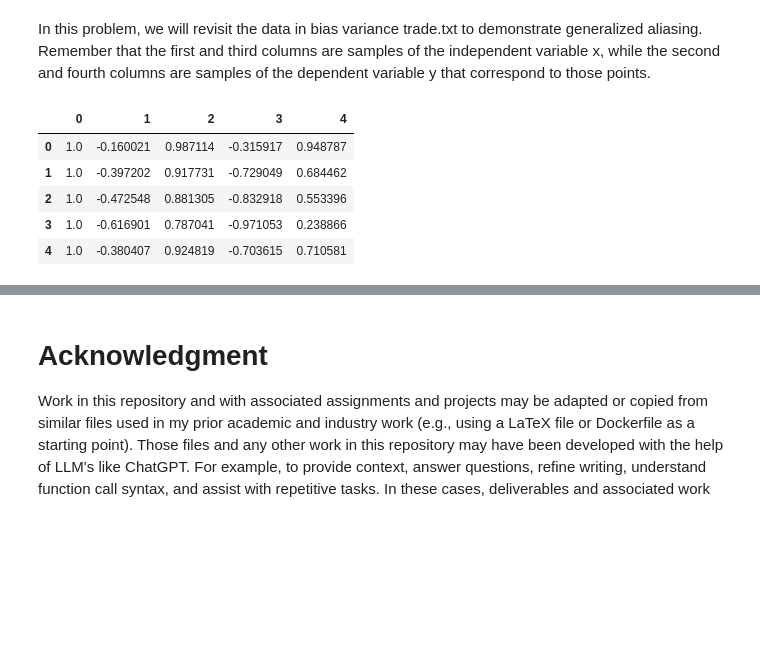
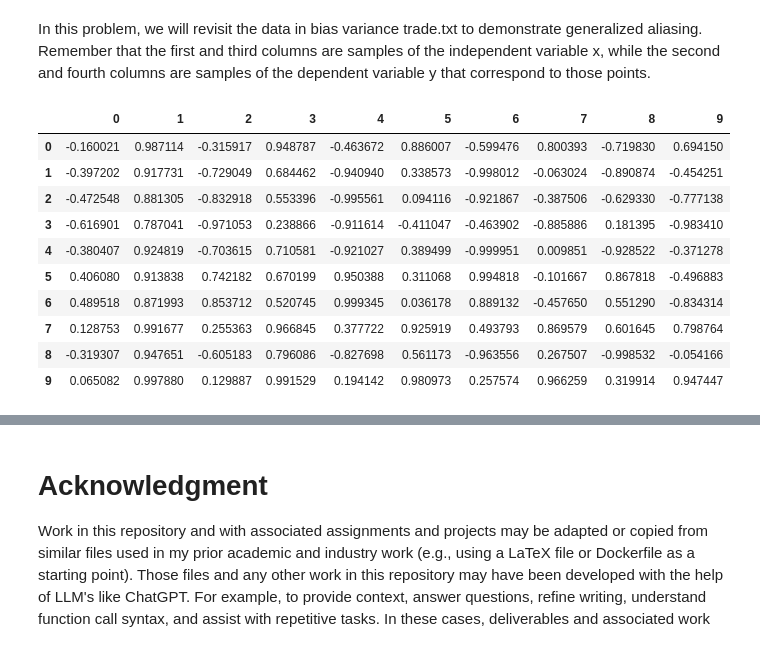
Before and after one commit to jwb-byu/cs-580-misc, a Jupyter notebook: hw/hw18-19/hw18-19.ipynb, the cells around one changed output, grey strips where cells are left out. Saved outputs shown, nothing was run; the diff lists cells and outputs as text; code cells hidden in the pictures; blank space fills up the shorter version.

```diff
--- a/hw/hw18-19/hw18-19.ipynb
+++ b/hw/hw18-19/hw18-19.ipynb
@@ -109,38 +109,42 @@ In this problem, we will revisit the data in bias variance trade.txt to demonstr
 # %%
 # (a) Combine the two samples into one dataset and generate a system matrix assuming a basis of
 # sines and cosines with frequency that increases with column number (i.e. cos(x),cos(2x),cos(3x),
 # etc.). Your system matrix should have 1,000 columns. Do not print this matrix.
 
 # a design matrix is created as follows:
 def design_mat(k: int, vec) -> np.ndarray:
     """ adapted from HW 18 """
     columns = []
-    columns.append(np.ones(vec.shape[0])) # column 0 is ones
-    for i in range(1, k):
-        con_plus = i+1
+    for i in range(k):
+        con_plus = i+2
         con_pmod = con_plus%2
         con_split = con_plus-con_pmod
-        constant = con_split/2 # 1 for i in (1, 2), 2 for i in (3, 4), ...
-        if i%2==1: # odd columns (1, 3, 5, ...): sin
+        constant = con_split/2
+        if i%2==0:
             columns.append(np.sin(constant*vec))
-        else: # even-numbered columns (2, 4, 6, ...): cos
+        else:
             columns.append(np.cos(constant*vec))
     A = np.stack(columns).T
     return A
 
 x_full = np.concatenate((x1, x2))
 y_full = np.concatenate((y1, y2))
 A_full = design_mat(1000, x_full)
 
 # we won't print the full matrix, but just the first 5 columns of the first five rows to get a picture of it
-pd.DataFrame(A_full[:5, :5])
+pd.DataFrame(A_full[:10, :10])
 # %% [output]
-|  | 0 | 1 | 2 | 3 | 4 |
-| 0 | 1.0 | -0.160021 | 0.987114 | -0.315917 | 0.948787 |
-| 1 | 1.0 | -0.397202 | 0.917731 | -0.729049 | 0.684462 |
-| 2 | 1.0 | -0.472548 | 0.881305 | -0.832918 | 0.553396 |
-| 3 | 1.0 | -0.616901 | 0.787041 | -0.971053 | 0.238866 |
-| 4 | 1.0 | -0.380407 | 0.924819 | -0.703615 | 0.710581 |
+|  | 0 | 1 | 2 | 3 | 4 | 5 | 6 | 7 | 8 | 9 |
+| 0 | -0.160021 | 0.987114 | -0.315917 | 0.948787 | -0.463672 | 0.886007 | -0.599476 | 0.800393 | -0.719830 | 0.694150 |
+| 1 | -0.397202 | 0.917731 | -0.729049 | 0.684462 | -0.940940 | 0.338573 | -0.998012 | -0.063024 | -0.890874 | -0.454251 |
+| 2 | -0.472548 | 0.881305 | -0.832918 | 0.553396 | -0.995561 | 0.094116 | -0.921867 | -0.387506 | -0.629330 | -0.777138 |
+| 3 | -0.616901 | 0.787041 | -0.971053 | 0.238866 | -0.911614 | -0.411047 | -0.463902 | -0.885886 | 0.181395 | -0.983410 |
+| 4 | -0.380407 | 0.924819 | -0.703615 | 0.710581 | -0.921027 | 0.389499 | -0.999951 | 0.009851 | -0.928522 | -0.371278 |
+| 5 | 0.406080 | 0.913838 | 0.742182 | 0.670199 | 0.950388 | 0.311068 | 0.994818 | -0.101667 | 0.867818 | -0.496883 |
+| 6 | 0.489518 | 0.871993 | 0.853712 | 0.520745 | 0.999345 | 0.036178 | 0.889132 | -0.457650 | 0.551290 | -0.834314 |
+| 7 | 0.128753 | 0.991677 | 0.255363 | 0.966845 | 0.377722 | 0.925919 | 0.493793 | 0.869579 | 0.601645 | 0.798764 |
+| 8 | -0.319307 | 0.947651 | -0.605183 | 0.796086 | -0.827698 | 0.561173 | -0.963556 | 0.267507 | -0.998532 | -0.054166 |
+| 9 | 0.065082 | 0.997880 | 0.129887 | 0.991529 | 0.194142 | 0.980973 | 0.257574 | 0.966259 | 0.319914 | 0.947447 |
 # %%
 # (b) Use your programming language of choice to create an integer list of terms that are roughly
 # equidistant in logarithmic space between 1 and 1,000. For each number of terms, produce
```
Also changed, not shown: parts of 3 cells of this notebook.
